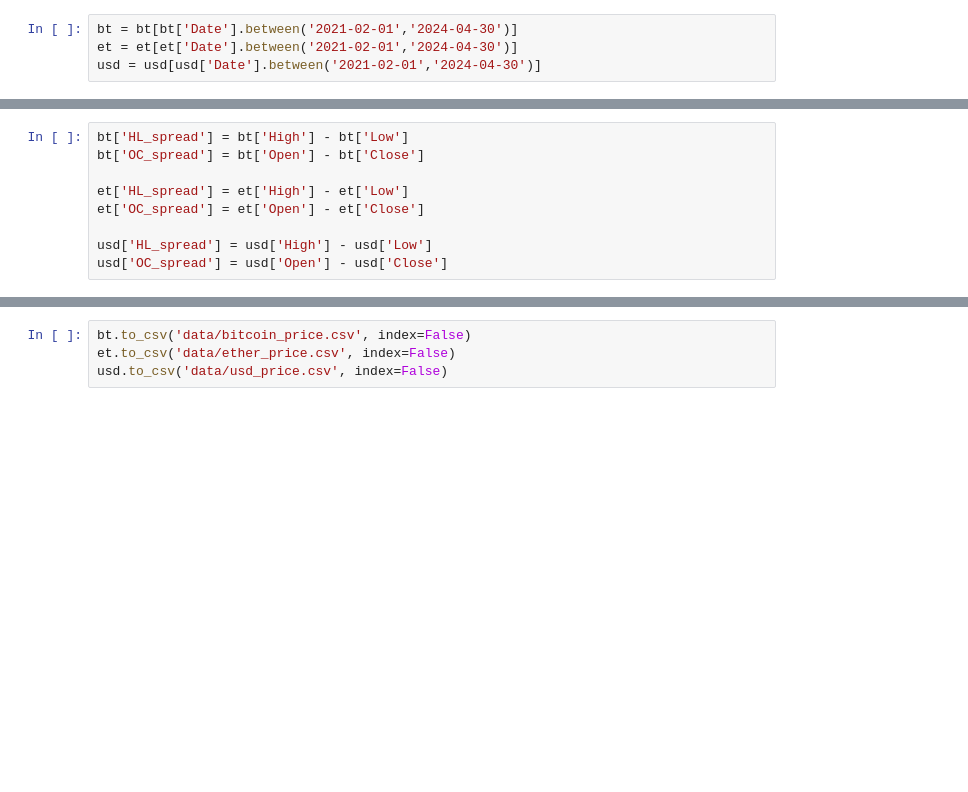
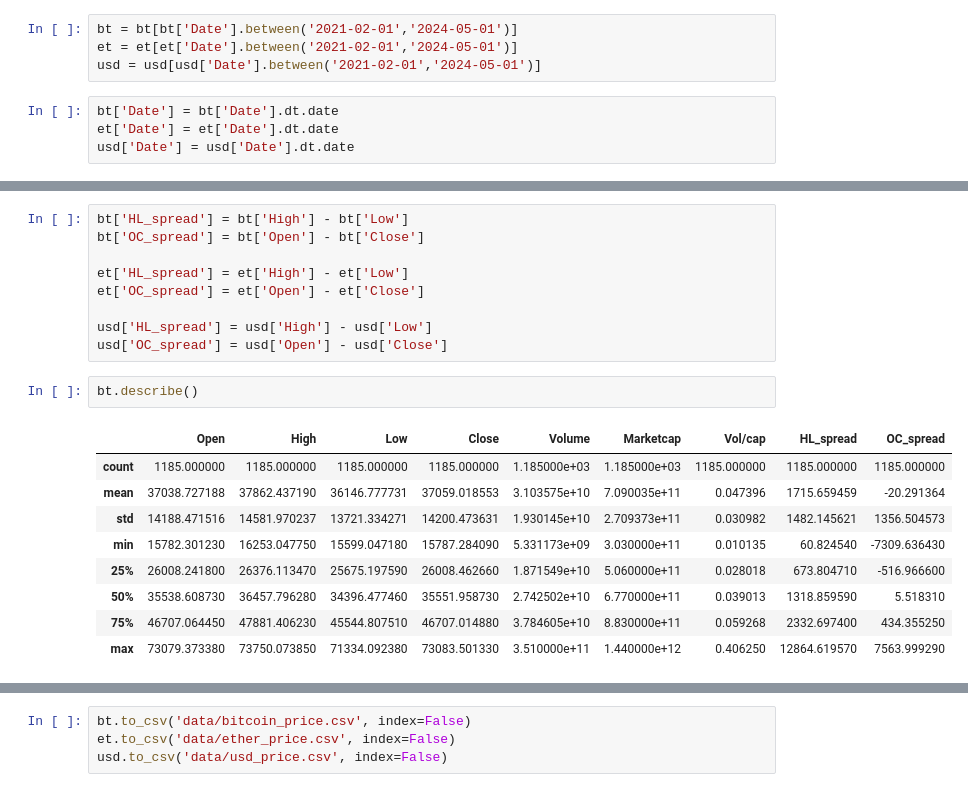
Before and after one commit to kyuhyeokGithub/BTC_volatility, a Jupyter notebook: data_processing/Data_preprocessing.ipynb, the cells around one changed output, grey strips where cells are left out. Saved outputs shown, nothing was run; the diff lists cells and outputs as text; blank space fills up the shorter version.

```diff
--- a/data_processing/Data_preprocessing.ipynb
+++ b/data_processing/Data_preprocessing.ipynb
@@ -22,10 +22,14 @@ usd.rename(columns={'timestamp':'Date','open':'Open', 'high':'High', 'low':'Low'
 bt['Date'] = pd.to_datetime(bt['Date'])
 et['Date'] = pd.to_datetime(et['Date'])
 usd['Date'] = pd.to_datetime(usd['Date'])
-# %%
-bt = bt[bt['Date'].between('2021-02-01','2024-04-30')]
-et = et[et['Date'].between('2021-02-01','2024-04-30')]
-usd = usd[usd['Date'].between('2021-02-01','2024-04-30')]
+# %%
+bt = bt[bt['Date'].between('2021-02-01','2024-05-01')]
+et = et[et['Date'].between('2021-02-01','2024-05-01')]
+usd = usd[usd['Date'].between('2021-02-01','2024-05-01')]
+# %%
+bt['Date'] = bt['Date'].dt.date
+et['Date'] = et['Date'].dt.date
+usd['Date'] = usd['Date'].dt.date
 # %%
 bt['Vol/cap'] = bt['Volume'] / bt['Marketcap']
 et['Vol/cap'] = et['Volume'] / et['Marketcap']
@@ -39,3 +43,15 @@ et['OC_spread'] = et['Open'] - et['Close']
 
 usd['HL_spread'] = usd['High'] - usd['Low']
 usd['OC_spread'] = usd['Open'] - usd['Close']
+# %%
+bt.describe()
+# %% [output]
+|  | Open | High | Low | Close | Volume | Marketcap | Vol/cap | HL_spread | OC_spread |
+| count | 1185.000000 | 1185.000000 | 1185.000000 | 1185.000000 | 1.185000e+03 | 1.185000e+03 | 1185.000000 | 1185.000000 | 1185.000000 |
+| mean | 37038.727188 | 37862.437190 | 36146.777731 | 37059.018553 | 3.103575e+10 | 7.090035e+11 | 0.047396 | 1715.659459 | -20.291364 |
+| std | 14188.471516 | 14581.970237 | 13721.334271 | 14200.473631 | 1.930145e+10 | 2.709373e+11 | 0.030982 | 1482.145621 | 1356.504573 |
+| min | 15782.301230 | 16253.047750 | 15599.047180 | 15787.284090 | 5.331173e+09 | 3.030000e+11 | 0.010135 | 60.824540 | -7309.636430 |
+| 25% | 26008.241800 | 26376.113470 | 25675.197590 | 26008.462660 | 1.871549e+10 | 5.060000e+11 | 0.028018 | 673.804710 | -516.966600 |
+| 50% | 35538.608730 | 36457.796280 | 34396.477460 | 35551.958730 | 2.742502e+10 | 6.770000e+11 | 0.039013 | 1318.859590 | 5.518310 |
+| 75% | 46707.064450 | 47881.406230 | 45544.807510 | 46707.014880 | 3.784605e+10 | 8.830000e+11 | 0.059268 | 2332.697400 | 434.355250 |
+| max | 73079.373380 | 73750.073850 | 71334.092380 | 73083.501330 | 3.510000e+11 | 1.440000e+12 | 0.406250 | 12864.619570 | 7563.999290 |
```
Also changed, not shown: parts of 14 cells of this notebook, 4 other files.
